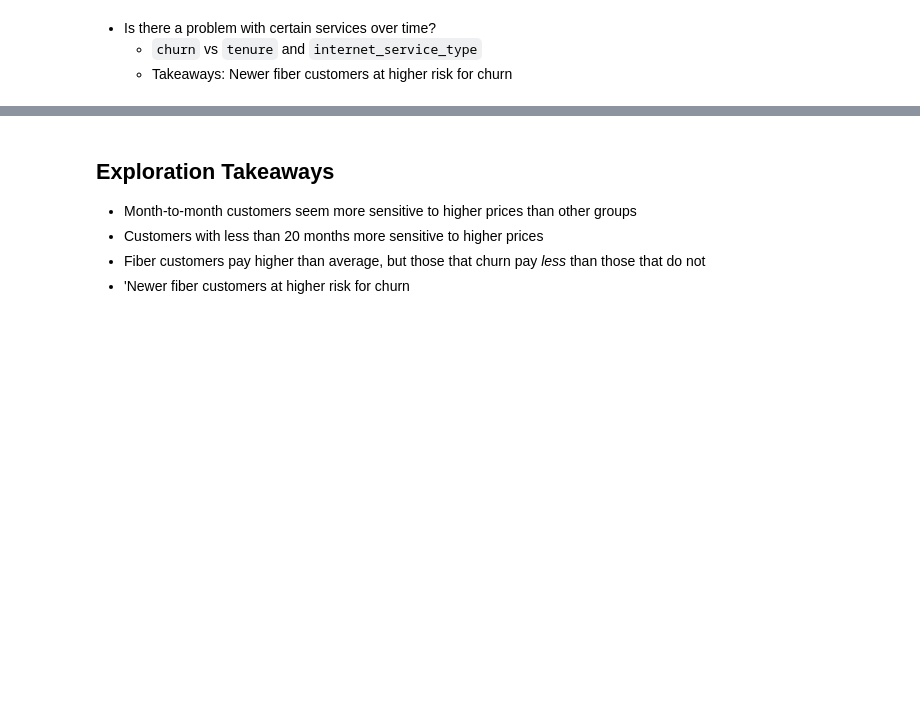
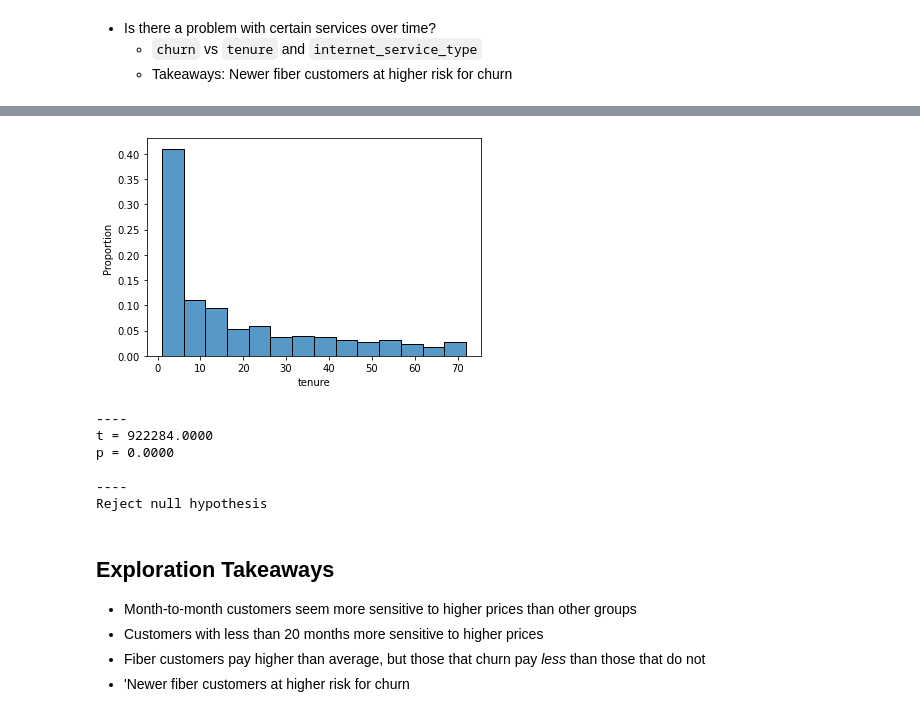
Before and after one commit to joshua-shorterivey/classification_project, a Jupyter notebook: working_notebook.ipynb, the cells around one changed output, grey strips where cells are left out. Saved outputs shown, nothing was run; the diff lists cells and outputs as text; code cells hidden in the pictures; blank space fills up the shorter version.

```diff
--- a/working_notebook.ipynb
+++ b/working_notebook.ipynb
@@ -456,3 +470,32 @@ plt.show()
+# %%
+sns.histplot(data=churned, x='tenure', stat='proportion');
+# %% [output]
+[figure, added]
+# %%
+#set alpha
+alpha = .05
+
+churned = train[train.churn == 'Yes']
+not_churned = train[train.churn =='No']
+
+u, p = stats.mannwhitneyu(churned.tenure, not_churned.tenure)
+
+print('\n----')
+print(f'u = {u:.4f}')
+print(f'p = {p:.4f}')
+print('\n----')
+
+if p < alpha :
+    print('Reject null hypothesis')
+else:
+    print('Fail to reject null hypothesis')
+# %% [output]
+----
+t = 922284.0000
+p = 0.0000
+
+----
+Reject null hypothesis
 # %% [markdown]
 ## Exploration Takeaways
 * Month-to-month customers seem more sensitive to higher prices than other groups
```
Also changed, not shown: parts of 41 cells of this notebook, 3 other files.
